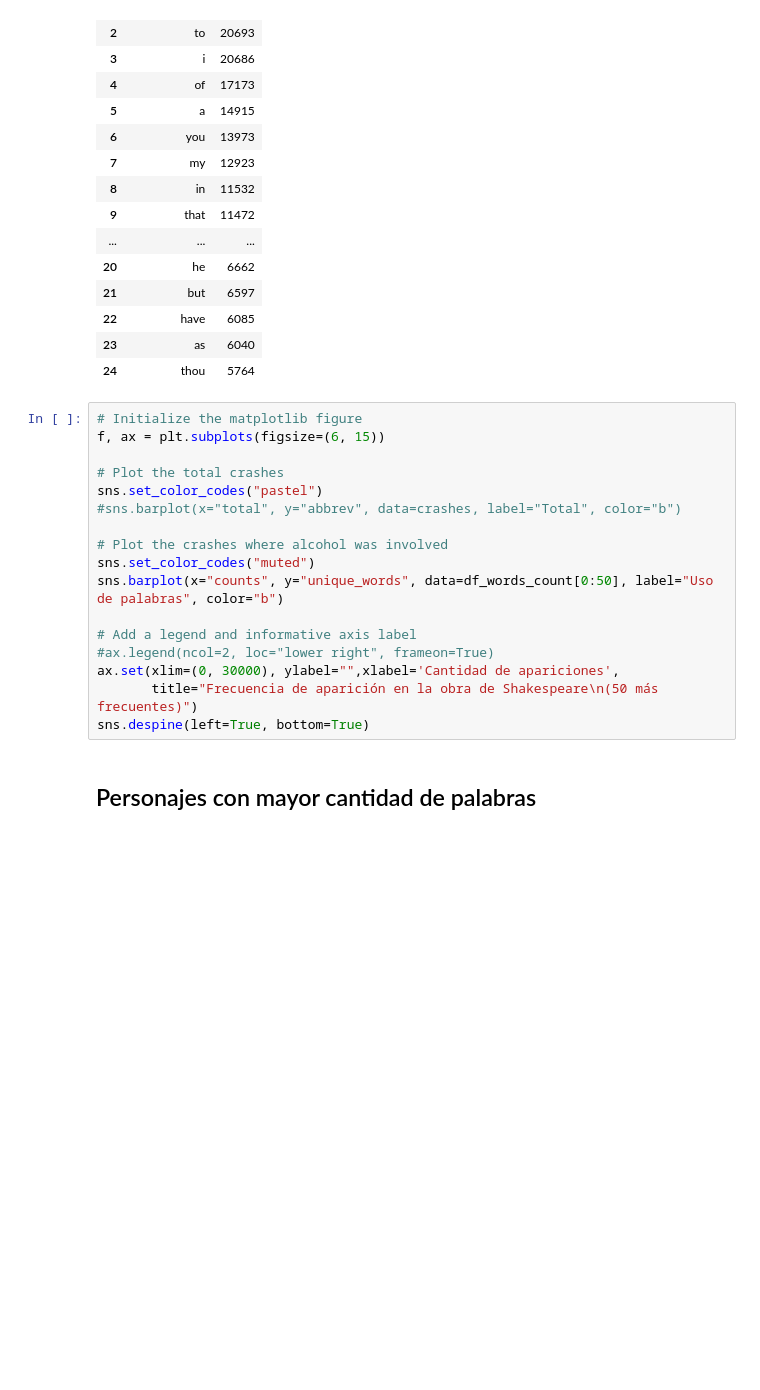
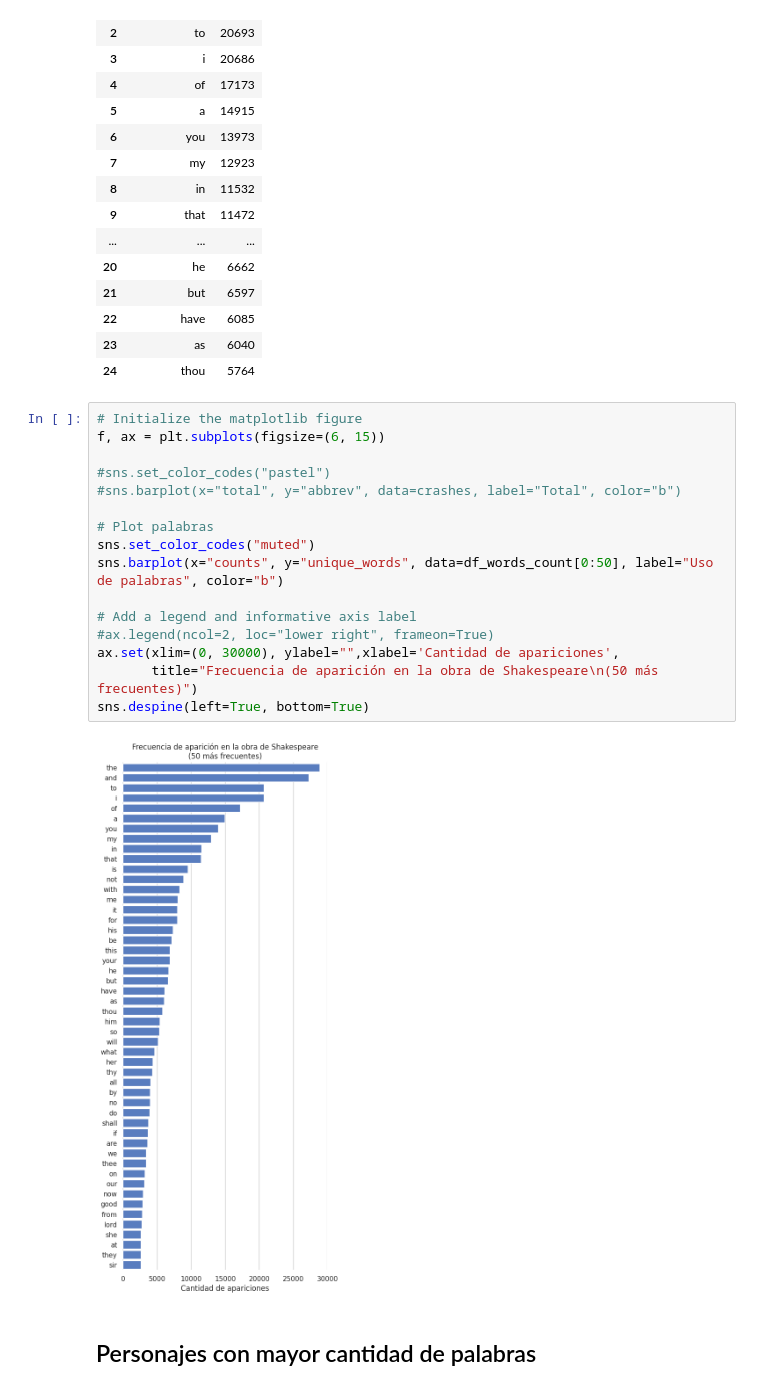
Before and after one commit to luchymd89/introcd, a Jupyter notebook: Tarea_1/shakespeare_propuesta.ipynb, the cells around one changed output. Drawn from its saved outputs; the diff is of its cells as text; blank space fills up the shorter version.

```diff
--- a/Tarea_1/shakespeare_propuesta.ipynb
+++ b/Tarea_1/shakespeare_propuesta.ipynb
@@ -479,20 +507,21 @@ df_words_count[0:25]
 # %%
 # Initialize the matplotlib figure
 f, ax = plt.subplots(figsize=(6, 15))
 
-# Plot the total crashes
-sns.set_color_codes("pastel")
+#sns.set_color_codes("pastel")
 #sns.barplot(x="total", y="abbrev", data=crashes, label="Total", color="b")
 
-# Plot the crashes where alcohol was involved
+# Plot palabras
 sns.set_color_codes("muted")
 sns.barplot(x="counts", y="unique_words", data=df_words_count[0:50], label="Uso de palabras", color="b")
 
 # Add a legend and informative axis label
 #ax.legend(ncol=2, loc="lower right", frameon=True)
 ax.set(xlim=(0, 30000), ylabel="",xlabel='Cantidad de apariciones',
        title="Frecuencia de aparición en la obra de Shakespeare\n(50 más frecuentes)")
 sns.despine(left=True, bottom=True)
+# %% [output]
+[figure, added]
 # %% [markdown]
  ## Personajes con mayor cantidad de palabras
 # %%
```
Also changed, not shown: parts of 12 cells of this notebook, 1 other file.
